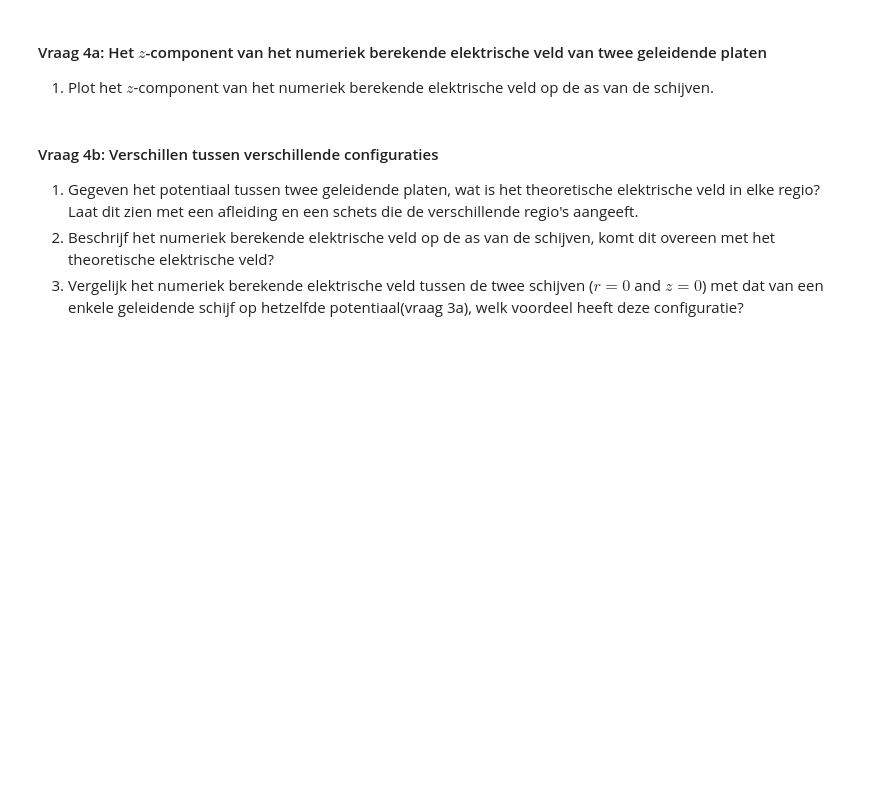
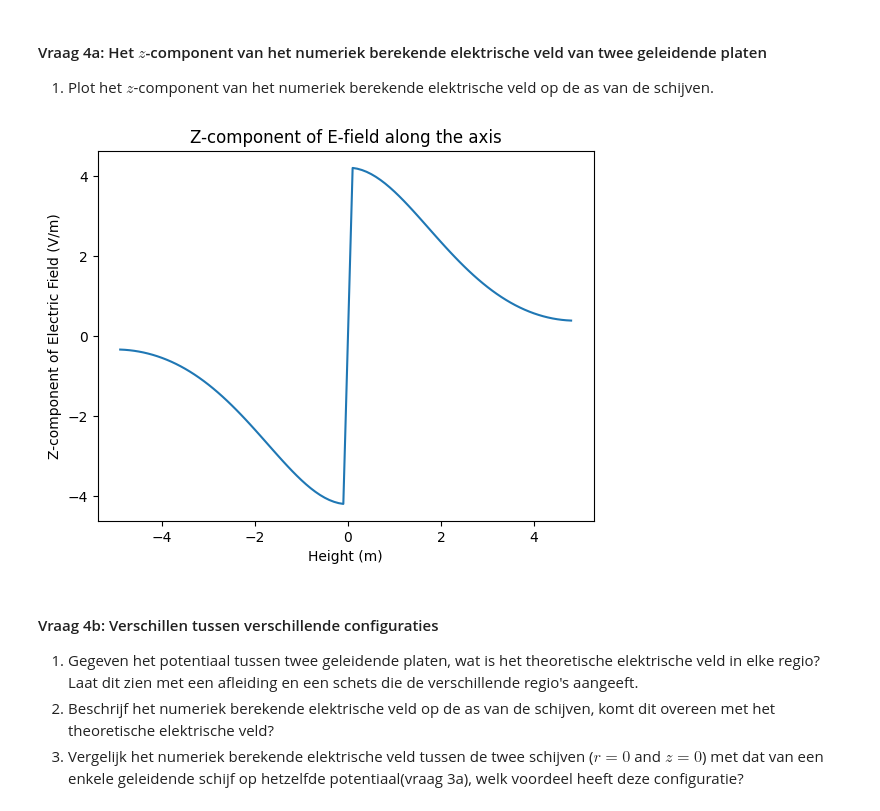
Before and after one commit to beanmachine123/opdrachten-DEF-D, a Jupyter notebook: DigitaleOntwerpopdrachten/1CondensatorOpdracht/CondensatorOntwerpopdracht.ipynb, the cells around one changed output. Cells and saved outputs as stored; diff of their text form; code cells hidden in the pictures; blank space fills up the shorter version.

```diff
--- a/DigitaleOntwerpopdrachten/1CondensatorOpdracht/CondensatorOntwerpopdracht.ipynb
+++ b/DigitaleOntwerpopdrachten/1CondensatorOpdracht/CondensatorOntwerpopdracht.ipynb
@@ -545,30 +497,13 @@ plot_results_disk(Ez, Er, normE, V, r, z, grid_step, disk_radius, z_pos_disk1, z
 
 1. Plot het $z$-component van het numeriek berekende elektrische veld op de as van de schijven.
 # %%
-import numpy as np
-import matplotlib.pyplot as plt
-
-if Ez.shape == (len(z), len(r)) or Ez.shape == (len(r), len(z)):
-    z_for_E = z
-    r_for_E = r
-else:
-    z_for_E = z[1:-1]
-    r_for_E = r[1:-1]
-
-idx_r0_2plates = np.argmin(np.abs(r_for_E - 0))
-
-if Ez.shape[0] == len(z_for_E):
-    Ez_on_axis = Ez[:, idx_r0_2plates]
-else:
-    Ez_on_axis = Ez[idx_r0_2plates, :]
-
-plt.figure(figsize=(8, 5))
-plt.plot(z_for_E, Ez_on_axis)
-plt.title("z-component of Electric Field on the Axis (r=0)")
-plt.xlabel("z-coordinate (m)")
-plt.ylabel("$E_z$ (V/m)")
-plt.grid(True)
+plt.plot(z_for_E, Ez[:, 0])
+plt.xlabel("Height (m)")
+plt.ylabel("Z-component of Electric Field (V/m)")
+plt.title("Z-component of E-field along the axis")
 plt.show()
+# %% [output]
+[figure, added]
 # %% [markdown]
 #### Vraag 4b: Verschillen tussen verschillende configuraties
 
```
Also changed, not shown: parts of 22 cells of this notebook, 2 other files.
